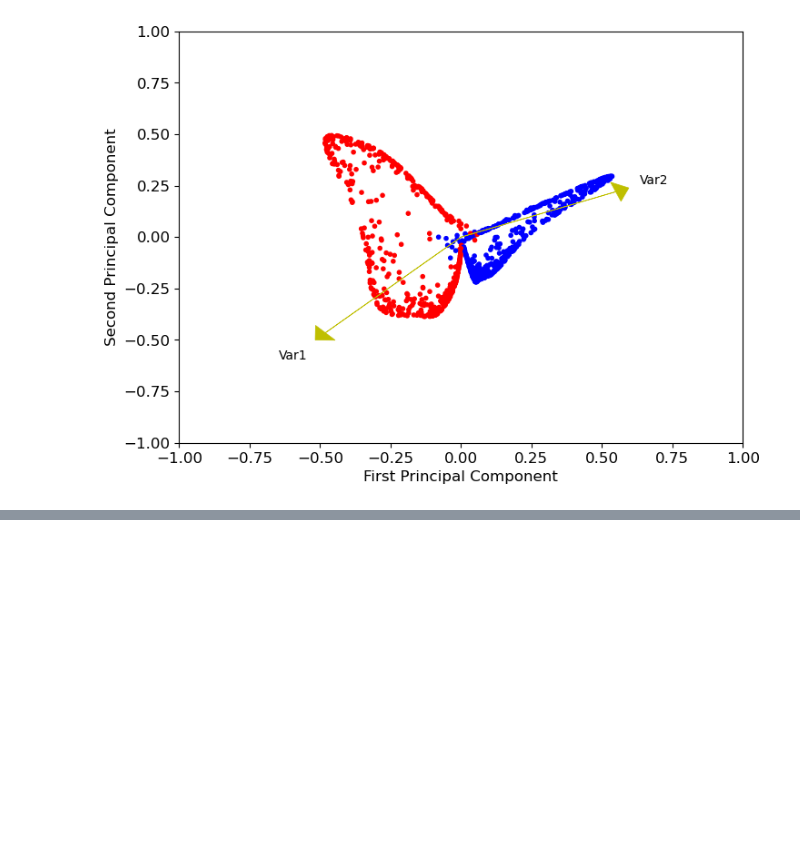
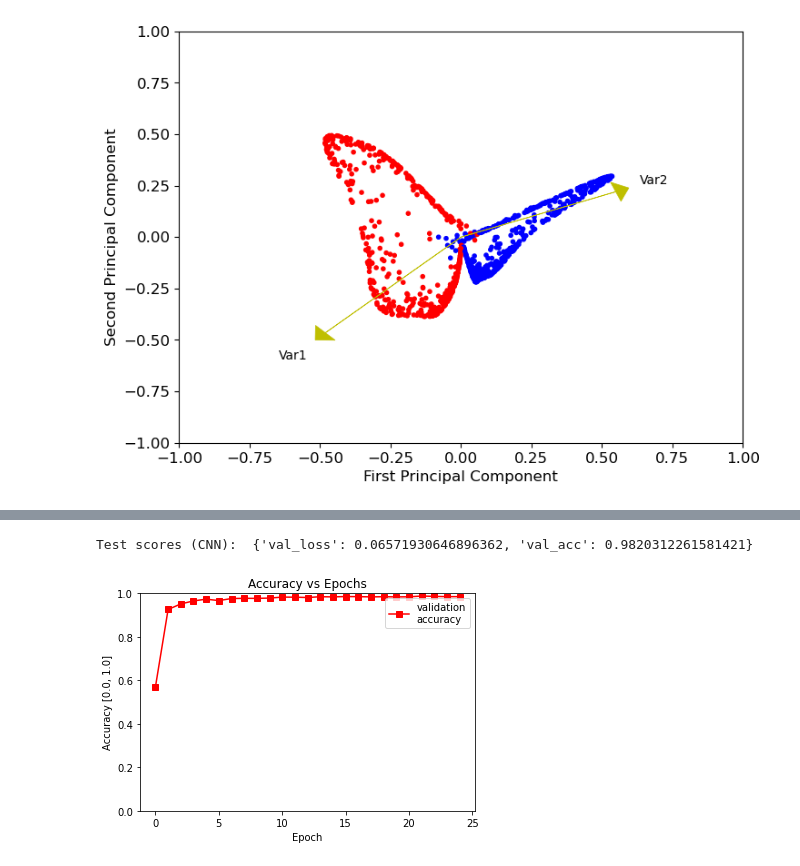
Before and after one commit to ManuelSerna/ml-notes, a Jupyter notebook: classification/project5/Miniproject5.ipynb, the cells around one changed output, grey strips where cells are left out. Drawn from its saved outputs; the diff is of its cells as text; code cells hidden in the pictures; blank space fills up the shorter version.

Commit message:
finished project on pca, kpca, and neural net classification

```diff
--- a/classification/project5/Miniproject5.ipynb
+++ b/classification/project5/Miniproject5.ipynb
@@ -295,0 +469,18 @@ Note: The links provided here are jsut some examples, there are millions tutoria
+# %%
+# Define CNN model
+def conv_block(in_channels=None, out_channels=None, kernel_size=(3, 3), padding=1):
+    ''' Convolutional block
+
+    :param in_channels: inout channels
+    :param out_channels: output channels
+    :param kernel_size: (tuple) size of kernel matrices
+    :param padding: padding for input data
+
+    :return: torch.nn Sequential object
+    '''
+    block = nn.Sequential(
+        nn.Conv2d(in_channels=in_channels, out_channels=out_channels, kernel_size=kernel_size, padding=padding),
+        nn.Sigmoid(),
+        nn.MaxPool2d(kernel_size=(2, 2))
+    )
+    return block
@@ -295,0 +523,15 @@ Note: The links provided here are jsut some examples, there are millions tutoria
+# %%
+mnist_cnn = CNN(in_channels=in_channels, n_outputs=n_classes)
+# %%
+mnist_cnn = gf.move_to_device(mnist_cnn, device)
+# %%
+# Train CNN model on MNIST data
+cnn_history = te.generic_train(
+    model=mnist_cnn,
+    epochs=n_epochs,
+    lr=cnn_lr,
+    train_loader=train_loader,
+    val_loader=test_loader,
+    loss_func=cnn_loss_func,
+    opt_func=cnn_opt_func
+)
@@ -295,0 +556,11 @@ Note: The links provided here are jsut some examples, there are millions tutoria
+# %%
+# Evaluate CNN model to check classification accuracy
+cnn_scores = te.generic_evaluate(
+    model=mnist_cnn,
+    val_loader=test_loader,
+    loss_func=cnn_loss_func
+)
+
+print('Test scores (CNN): ', cnn_scores)
+# %% [output]
+Test scores (CNN):  {'val_loss': 0.06571930646896362, 'val_acc': 0.9820312261581421}
@@ -295,0 +571,4 @@ Note: The links provided here are jsut some examples, there are millions tutoria
+# %%
+pl.plot_accuracy(cnn_history)
+# %% [output]
+[figure, added]
```
Also changed, not shown: parts of 29 cells of this notebook, 6 other files.
